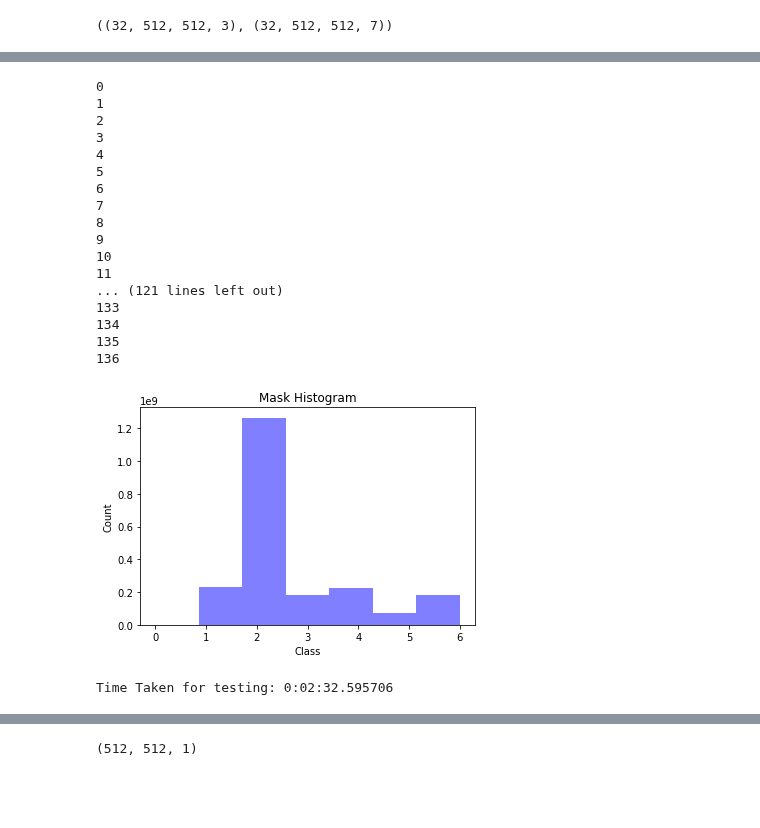
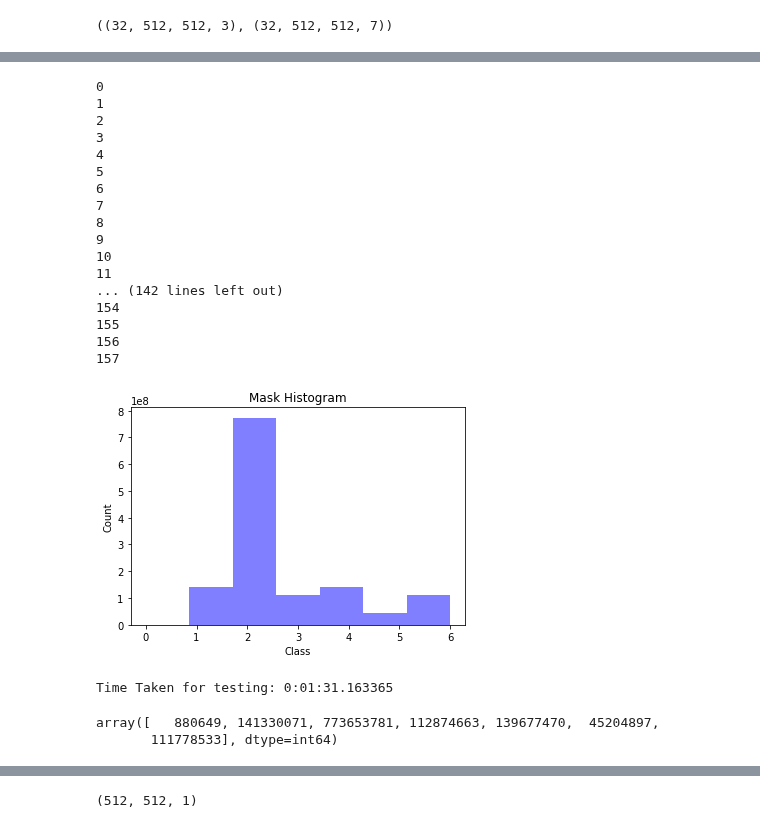
Before and after one commit to CSCCNY/final-project-landandbuildingsatimg-ccny, a Jupyter notebook: notebooks/scratch/01-JM-Unet.ipynb, the cells around one changed output, grey strips where cells are left out. Cells and saved outputs as stored; diff of their text form; code cells hidden in the pictures; blank space fills up the shorter version.

```diff
--- a/notebooks/scratch/01-JM-Unet.ipynb
+++ b/notebooks/scratch/01-JM-Unet.ipynb
@@ -170,6 +158,6 @@ np.load(ss[0]).shape
 # %%
 def plot_img_histogram(img_path, size):
-    image = np.zeros(([size, 60, 512, 512, 1]))
+    image = np.zeros(([size, 32, 512, 512, 1]))
     for i in range(len(img_path[0:size])):
         im = np.load(img_path[i])
         image[i,:,:,:,:] = im
@@ -182,7 +170,9 @@ def plot_img_histogram(img_path, size):
     ax.set_ylabel('Count')
     ax.set_title('Mask Histogram')
     plt.show()
-    return fig, ax
+
+    hist, bins = np.histogram(image[:,:,:].ravel(), bins=[0, 1, 2, 3, 4, 5, 6, 7])
+    return fig, ax, hist, bins
 # %%
 len(ss)
 # %% [output]
@@ -190,38 +180,41 @@ len(ss)
 # %%
 #     Convert RGB mask to categorical array.
 #     urban_land         [0 ,255 ,255]    --> 1
 #     agriculture_land   [255 ,255 ,0]    --> 2
 #     rangeland          [255 ,0 ,255]    --> 3
 #     forest_land        [0 ,255 ,0]      --> 4
 #     water              [0 ,0 ,255]      --> 5
 #     barren_land        [255 ,255 ,255]  --> 6
 #     unknown            [0 ,0 ,0]        --> 0
 
 from datetime import datetime
 start = datetime.now()
 
 
-fig , ax = plot_img_histogram(ss,137)
+fig , ax, hist, bins = plot_img_histogram(ss,158)
 # fig.savefig('Histogram', dpi = 300)
 end = datetime.now()
 print("\nTime Taken for testing: %s" % (end-start))
+hist
 # %% [output]
 0
 1
 2
 3
 4
 5
 6
 7
 8
 9
 10
 11
-... (121 lines left out)
-133
-134
-135
-136
+... (142 lines left out)
+154
+155
+156
+157
-[figure, old version]
+[figure, new version]
-Time Taken for testing: 0:02:32.595706
+Time Taken for testing: 0:01:31.163365
+array([   880649, 141330071, 773653781, 112874663, 139677470,  45204897,
+       111778533], dtype=int64)
```
Also changed, not shown: parts of 10 cells of this notebook.
